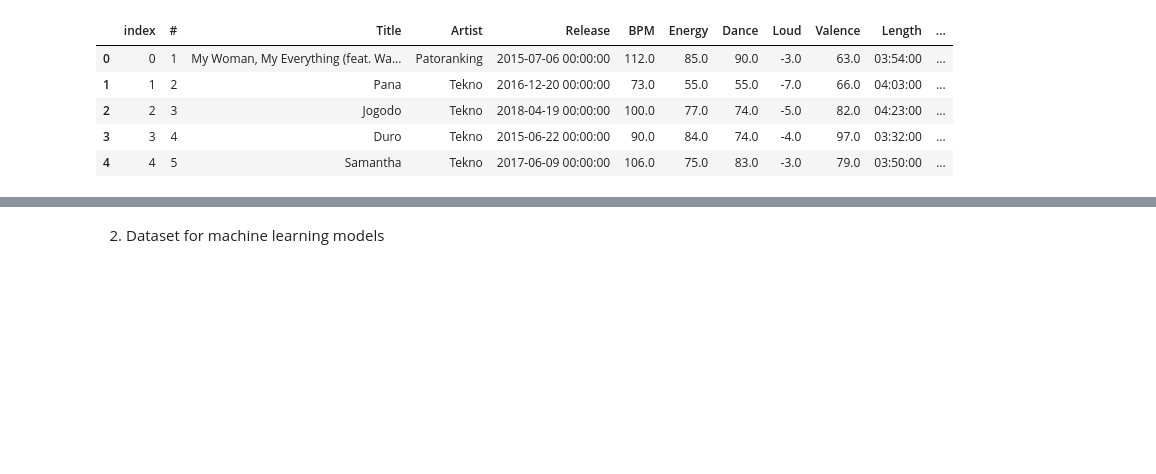
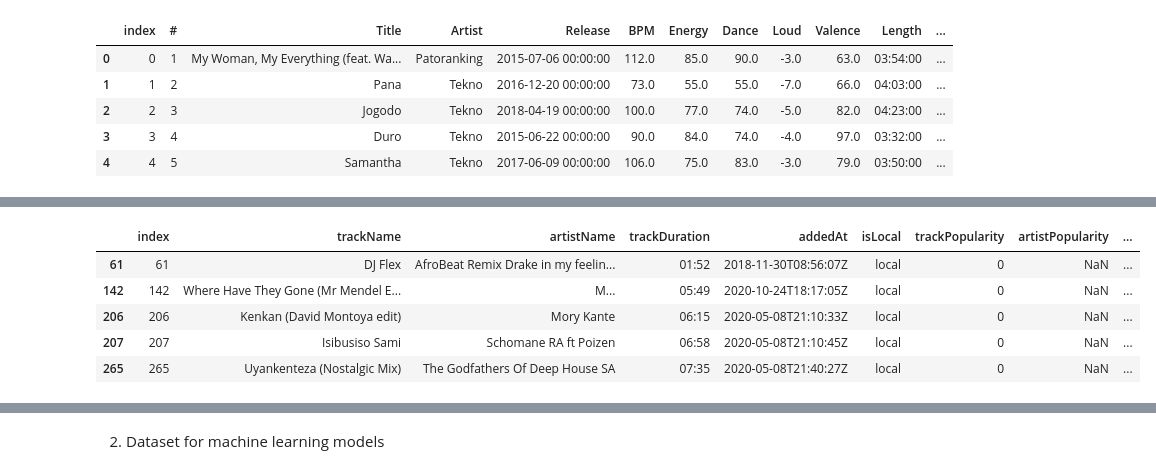
Before and after one commit to agnieszka-aga/SpotifyData_EDA_ML, a Jupyter notebook: MySpotifyData_DataPreparation.ipynb, the cells around one changed output, grey strips where cells are left out. Saved outputs shown, nothing was run; the diff lists cells and outputs as text; code cells hidden in the pictures; blank space fills up the shorter version.

```diff
--- a/MySpotifyData_DataPreparation.ipynb
+++ b/MySpotifyData_DataPreparation.ipynb
@@ -368,0 +684,11 @@ len(All_songs_clean)
+# %%
+# NaN values in BPM, Energy etc. columns -> There still might be local data in the dataset
+All_songs_cleaned2_test2 = All_songs_cleaned2[All_songs_cleaned2["BPM"].isna() == True]
+All_songs_cleaned2_test2.head()
+# %% [output]
+|  | index | trackName | artistName | trackDuration | addedAt | isLocal | trackPopularity | artistPopularity | ... |
+| 61 | 61 | DJ Flex | AfroBeat Remix Drake in my feelin... | 01:52 | 2018-11-30T08:56:07Z | local | 0 | NaN | ... |
+| 142 | 142 | Where Have They Gone (Mr Mendel E... | M... | 05:49 | 2020-10-24T18:17:05Z | local | 0 | NaN | ... |
+| 206 | 206 | Kenkan (David Montoya edit) | Mory Kante | 06:15 | 2020-05-08T21:10:33Z | local | 0 | NaN | ... |
+| 207 | 207 | Isibusiso Sami | Schomane RA ft Poizen | 06:58 | 2020-05-08T21:10:45Z | local | 0 | NaN | ... |
+| 265 | 265 | Uyankenteza (Nostalgic Mix) | The Godfathers Of Deep House SA | 07:35 | 2020-05-08T21:40:27Z | local | 0 | NaN | ... |
```
Also changed, not shown: parts of 70 cells of this notebook, 1 other file.
